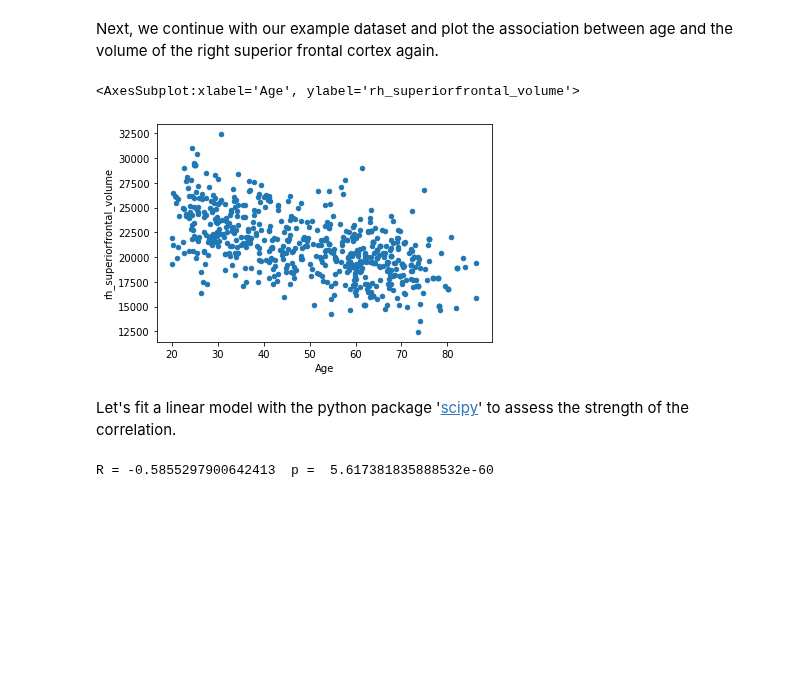
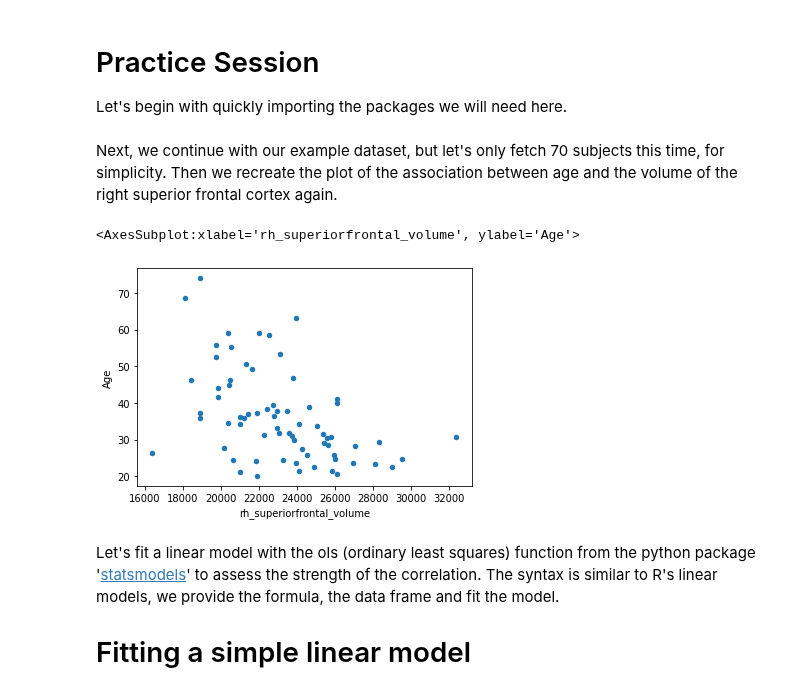
Before and after one commit to pni-lab/predmod_lecture, a Jupyter notebook: contents/2_linear_models/practice_linear_models.ipynb, the cells around one changed output. Cells and saved outputs as stored; diff of their text form; code cells hidden in the pictures; blank space fills up the shorter version.

```diff
--- a/contents/2_linear_models/practice_linear_models.ipynb
+++ b/contents/2_linear_models/practice_linear_models.ipynb
@@ -17,0 +5,4 @@ You should consider upgrading via the '/home/tspisak/src/RPN-signature/venv/bin/
+# %% [markdown]
+# Practice Session
+
+Let's begin with quickly importing the packages we will need here.
@@ -18,15 +14,14 @@ You should consider upgrading via the '/home/tspisak/src/RPN-signature/venv/bin/
 # %% [markdown]
-Next, we continue with our example dataset and plot the association between age and the volume of the right superior frontal cortex again.
+Next, we continue with our example dataset, but let's only fetch 70 subjects this time, for simplicity.
+Then we recreate the plot of the association between age and the volume of the right superior frontal cortex again.
 # %%
-df = pd.read_csv("https://raw.githubusercontent.com/pni-lab/predmod_lecture/master/ex_data/IXI/ixi.csv")
-df.plot.scatter(x='Age', y='rh_superiorfrontal_volume')
+df = pd.read_csv("https://raw.githubusercontent.com/pni-lab/predmod_lecture/master/ex_data/IXI/ixi.csv").iloc[:70, :]
+df.plot.scatter(x='rh_superiorfrontal_volume', y='Age')
 # %% [output]
-<AxesSubplot:xlabel='Age', ylabel='rh_superiorfrontal_volume'>
+<AxesSubplot:xlabel='rh_superiorfrontal_volume', ylabel='Age'>
-[figure, old version]
+[figure, new version]
 # %% [markdown]
-Let's fit a linear model with the python package '[scipy](https://scipy.org/)' to assess the strength of the correlation.
+Let's fit a linear model with the ols (ordinary least squares) function from the python package '[statsmodels](https://scipy.org/)' to assess the strength of the correlation.
+The syntax is similar to R's linear models, we provide the formula, the data frame and fit the model.
+
+# Fitting a simple linear model
-# %%
-beta1, beta0, r_value, p_value, std_err = stats.linregress(x=df['Age'],y=df['rh_superiorfrontal_volume'])
-print('R =', r_value, ' p = ', p_value)
-# %% [output]
-R = -0.5855297900642413  p =  5.617381835888532e-60
```
Also changed, not shown: parts of 28 cells of this notebook, 12 other files.
